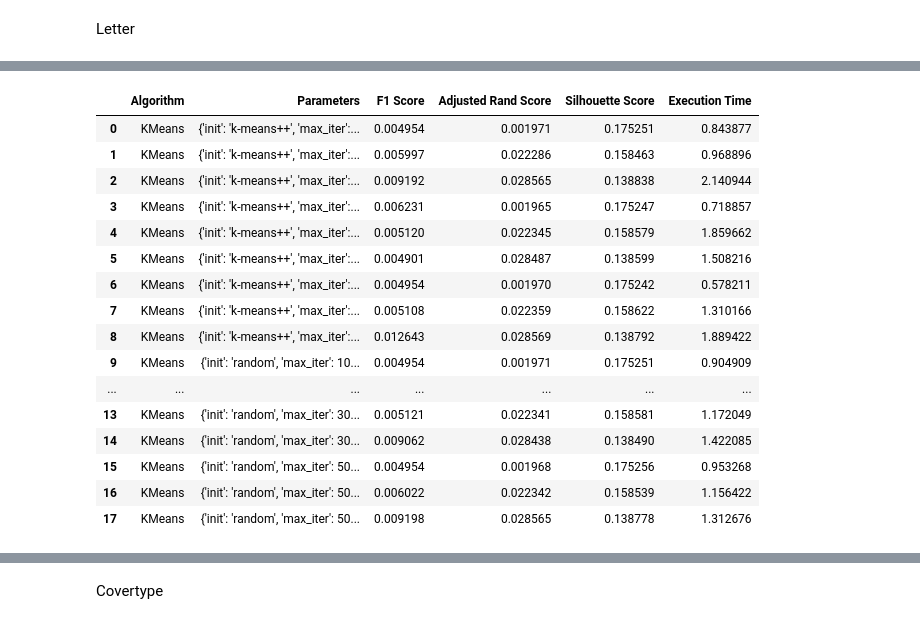
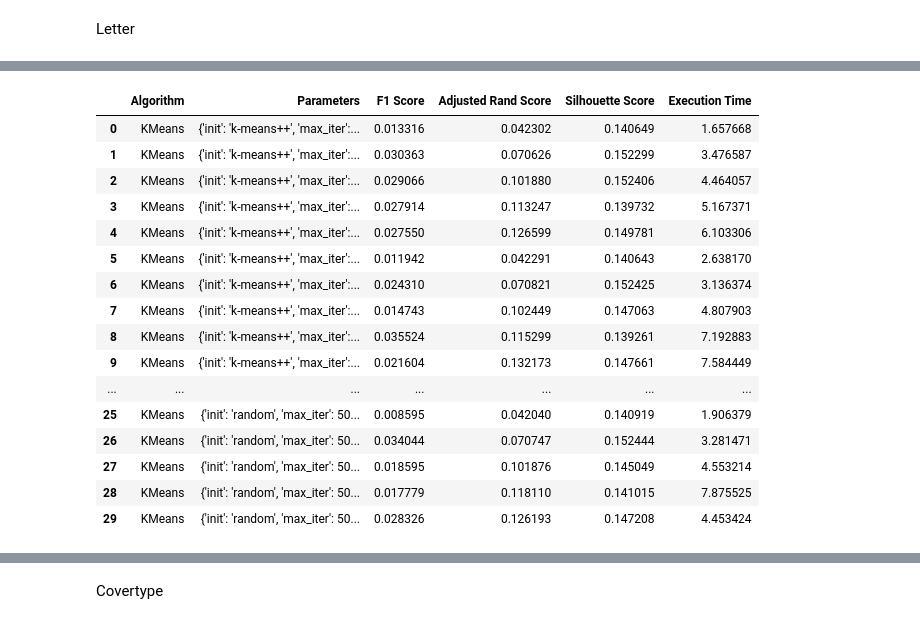
Before and after one commit to Luckseegan/Clustering, a Jupyter notebook: clusters.ipynb, the cells around one changed output, grey strips where cells are left out. Saved outputs shown, nothing was run; the diff lists cells and outputs as text; code cells hidden in the pictures.

```diff
--- a/clusters.ipynb
+++ b/clusters.ipynb
@@ -688,39 +740,39 @@ array([[0.13333333, 0.26666667, 0.26666667, ..., 0.53333333, 0.33333333,
 # %%
 algorithms = [
-    {'name': 'KMeans', 'class': KMeans, 'param_grid': {'n_clusters': [2, 3, 4], 'init': ['k-means++', 'random'], 'max_iter': [100, 300, 500]}},
+    {'name': 'KMeans', 'class': KMeans, 'param_grid': {'n_clusters': [5, 10,15,20,25], 'init': ['k-means++', 'random'], 'max_iter': [100, 300, 500]}},
     #{'name': 'AgglomerativeClustering', 'class': AgglomerativeClustering, 'param_grid': {'n_clusters': [2, 3, 4, 5], 'affinity': ['euclidean', 'manhattan', 'cosine'], 'linkage': ['complete', 'average']}},
-    {'name': 'DBSCAN', 'class': DBSCAN, 'param_grid': {'eps': [0.5, 1.0, 1.5], 'min_samples': [3, 5, 7]}},
+    {'name': 'DBSCAN', 'class': DBSCAN, 'param_grid': {'eps': [0.5, 1.0, 1.5]}},
     #{'name': 'OPTICS', 'class': OPTICS, 'param_grid': {'min_samples': [3, 5, 7], 'xi': [0.01, 0.05, 0.1]}},
     #{'name': 'GaussianMixture', 'class': GaussianMixture, 'param_grid': {'n_components': [2, 3, 4], 'covariance_type': ['full', 'tied', 'diag', 'spherical'], 'max_iter': [100, 300, 500]}},
     #{'name': 'MeanShift', 'class': MeanShift, 'param_grid': {'bandwidth': [0.5, 1.0, 1.5], 'cluster_all': [True, False]}},
     #{'name': 'SpectralClustering', 'class': SpectralClustering, 'param_grid': {'n_clusters': [2, 3, 4], 'affinity': ['nearest_neighbors', 'rbf'], 'n_neighbors': [5, 10, 15]}},
     #{'name': 'Birch', 'class': Birch, 'param_grid': {'n_clusters': [2, 3, 4], 'threshold': [0.1, 0.5, 1.0], 'branching_factor': [20, 50, 100]}},
     #{'name': 'Ward', 'class': AgglomerativeClustering, 'param_grid': {'n_clusters': [2, 3, 4, 5], 'affinity': ['euclidean'], 'linkage': ['ward']}},
     #{'name': 'AffinityPropagation', 'class': AffinityPropagation, 'param_grid': {'damping': [0.5, 0.7, 0.9], 'max_iter': [100, 200, 300]}}
 ]
 
 run_parallel(algorithms)
 
 # Run all the algorithms in parallel and save the results to a CSV file
 results = run_parallel(algorithms)
 results_df = pd.DataFrame(results)
 results_df.to_csv('clustering_results_letter.csv', index=False)
 results_df
 # %% [output]
 |  | Algorithm | Parameters | F1 Score | Adjusted Rand Score | Silhouette Score | Execution Time |
-| 0 | KMeans | {'init': 'k-means++', 'max_iter':... | 0.004954 | 0.001971 | 0.175251 | 0.843877 |
-| 1 | KMeans | {'init': 'k-means++', 'max_iter':... | 0.005997 | 0.022286 | 0.158463 | 0.968896 |
-| 2 | KMeans | {'init': 'k-means++', 'max_iter':... | 0.009192 | 0.028565 | 0.138838 | 2.140944 |
-| 3 | KMeans | {'init': 'k-means++', 'max_iter':... | 0.006231 | 0.001965 | 0.175247 | 0.718857 |
-| 4 | KMeans | {'init': 'k-means++', 'max_iter':... | 0.005120 | 0.022345 | 0.158579 | 1.859662 |
-| 5 | KMeans | {'init': 'k-means++', 'max_iter':... | 0.004901 | 0.028487 | 0.138599 | 1.508216 |
-| 6 | KMeans | {'init': 'k-means++', 'max_iter':... | 0.004954 | 0.001970 | 0.175242 | 0.578211 |
-| 7 | KMeans | {'init': 'k-means++', 'max_iter':... | 0.005108 | 0.022359 | 0.158622 | 1.310166 |
-| 8 | KMeans | {'init': 'k-means++', 'max_iter':... | 0.012643 | 0.028569 | 0.138792 | 1.889422 |
-| 9 | KMeans | {'init': 'random', 'max_iter': 10... | 0.004954 | 0.001971 | 0.175251 | 0.904909 |
+| 0 | KMeans | {'init': 'k-means++', 'max_iter':... | 0.013316 | 0.042302 | 0.140649 | 1.657668 |
+| 1 | KMeans | {'init': 'k-means++', 'max_iter':... | 0.030363 | 0.070626 | 0.152299 | 3.476587 |
+| 2 | KMeans | {'init': 'k-means++', 'max_iter':... | 0.029066 | 0.101880 | 0.152406 | 4.464057 |
+| 3 | KMeans | {'init': 'k-means++', 'max_iter':... | 0.027914 | 0.113247 | 0.139732 | 5.167371 |
+| 4 | KMeans | {'init': 'k-means++', 'max_iter':... | 0.027550 | 0.126599 | 0.149781 | 6.103306 |
+| 5 | KMeans | {'init': 'k-means++', 'max_iter':... | 0.011942 | 0.042291 | 0.140643 | 2.638170 |
+| 6 | KMeans | {'init': 'k-means++', 'max_iter':... | 0.024310 | 0.070821 | 0.152425 | 3.136374 |
+| 7 | KMeans | {'init': 'k-means++', 'max_iter':... | 0.014743 | 0.102449 | 0.147063 | 4.807903 |
+| 8 | KMeans | {'init': 'k-means++', 'max_iter':... | 0.035524 | 0.115299 | 0.139261 | 7.192883 |
+| 9 | KMeans | {'init': 'k-means++', 'max_iter':... | 0.021604 | 0.132173 | 0.147661 | 7.584449 |
 | ... | ... | ... | ... | ... | ... | ... |
-| 13 | KMeans | {'init': 'random', 'max_iter': 30... | 0.005121 | 0.022341 | 0.158581 | 1.172049 |
-| 14 | KMeans | {'init': 'random', 'max_iter': 30... | 0.009062 | 0.028438 | 0.138490 | 1.422085 |
-| 15 | KMeans | {'init': 'random', 'max_iter': 50... | 0.004954 | 0.001968 | 0.175256 | 0.953268 |
-| 16 | KMeans | {'init': 'random', 'max_iter': 50... | 0.006022 | 0.022342 | 0.158539 | 1.156422 |
-| 17 | KMeans | {'init': 'random', 'max_iter': 50... | 0.009198 | 0.028565 | 0.138778 | 1.312676 |
+| 25 | KMeans | {'init': 'random', 'max_iter': 50... | 0.008595 | 0.042040 | 0.140919 | 1.906379 |
+| 26 | KMeans | {'init': 'random', 'max_iter': 50... | 0.034044 | 0.070747 | 0.152444 | 3.281471 |
+| 27 | KMeans | {'init': 'random', 'max_iter': 50... | 0.018595 | 0.101876 | 0.145049 | 4.553214 |
+| 28 | KMeans | {'init': 'random', 'max_iter': 50... | 0.017779 | 0.118110 | 0.141015 | 7.875525 |
+| 29 | KMeans | {'init': 'random', 'max_iter': 50... | 0.028326 | 0.126193 | 0.147208 | 4.453424 |
```
Also changed, not shown: parts of 19 cells of this notebook, 3 other files.
